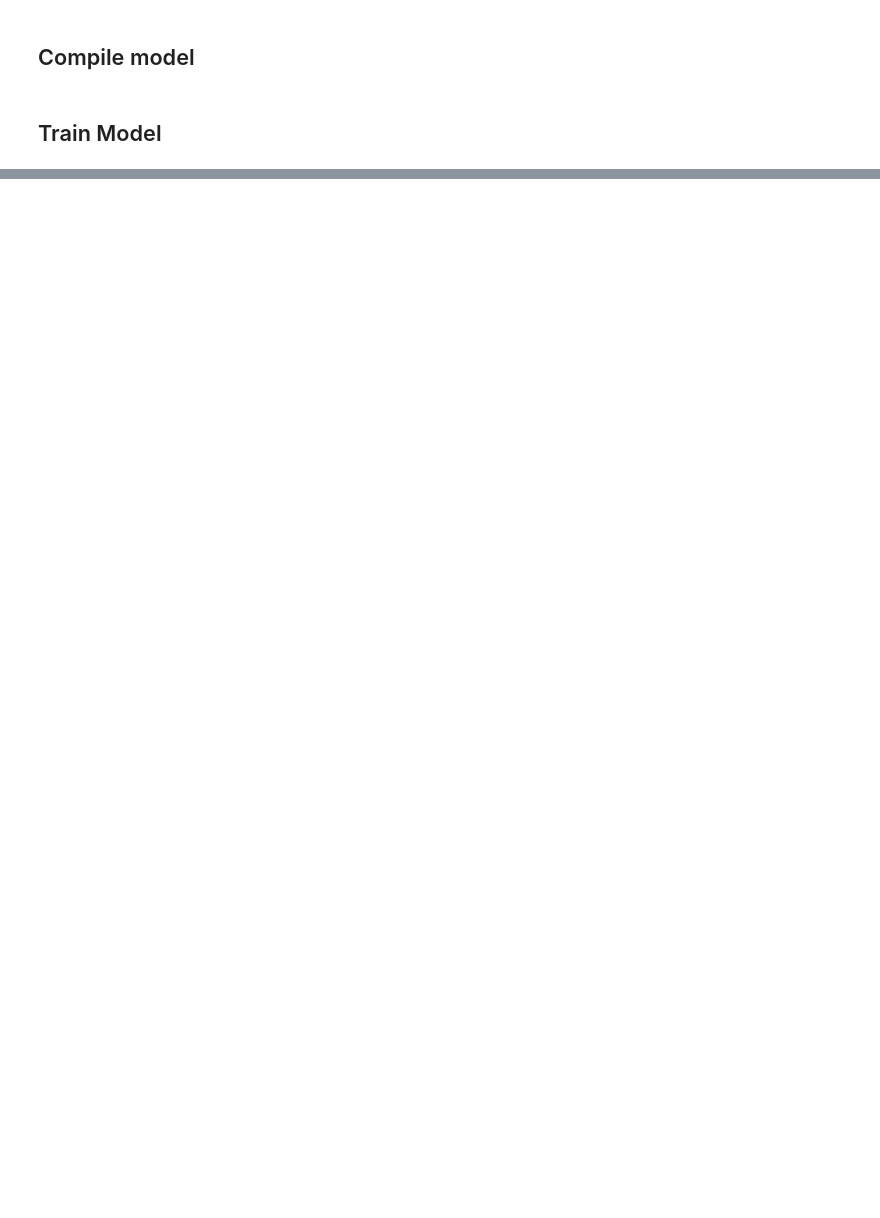
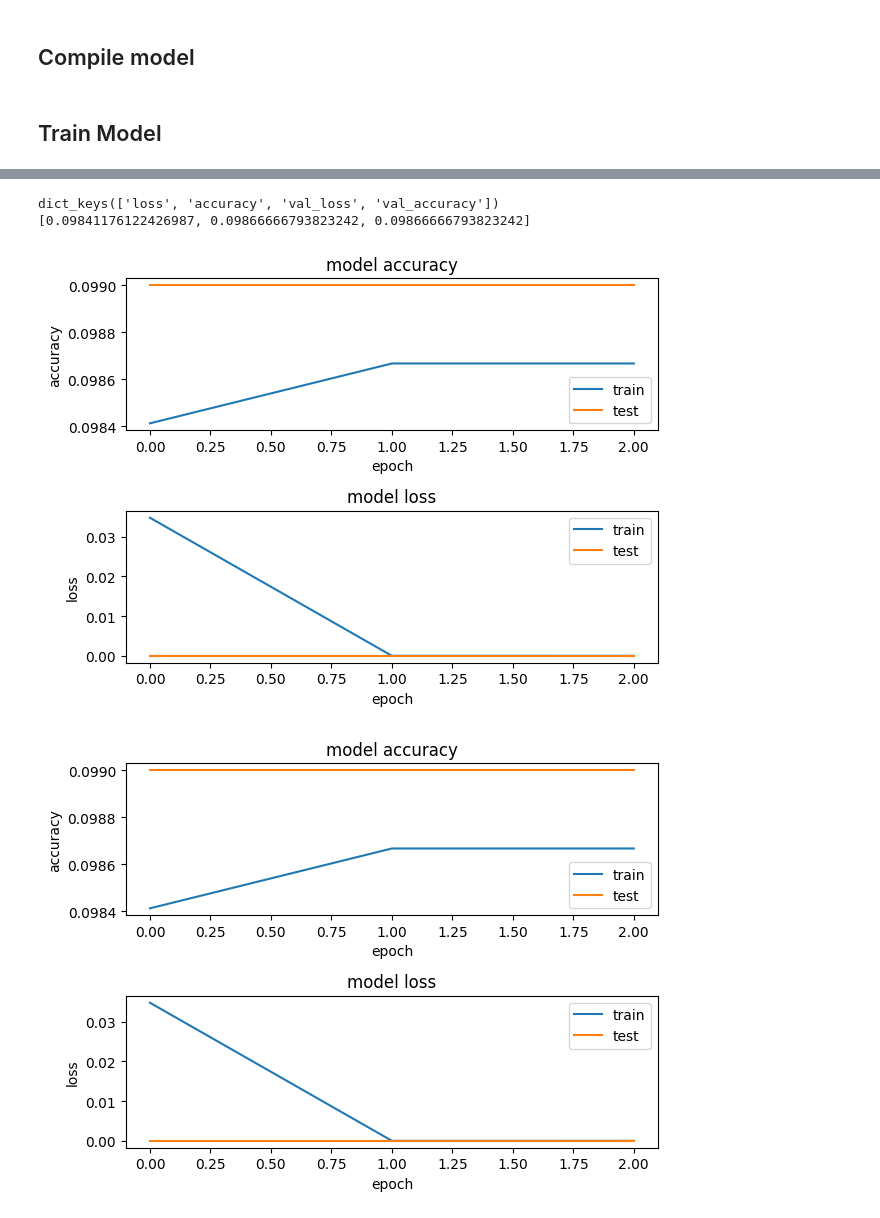
Before and after one commit to AlgorithmsAroundYou/PredictiveAINoteBooks, a Jupyter notebook: tensorflow_keras.ipynb, the cells around one changed output, grey strips where cells are left out. Saved outputs shown, nothing was run; the diff lists cells and outputs as text; code cells hidden in the pictures; blank space fills up the shorter version.

```diff
--- a/tensorflow_keras.ipynb
+++ b/tensorflow_keras.ipynb
@@ -98,11 +104,11 @@ num_classes = 10
 input_shape = (28, 28, 1)
 model = keras.Sequential()
 model.add(keras.layers.Input(shape=input_shape))
+model.add(keras.layers.Conv2D(32, kernel_size=(3, 3), activation="relu"))
+model.add(keras.layers.Conv2D(32, kernel_size=(3, 3), activation="relu"))
+model.add(keras.layers.MaxPooling2D(pool_size=(2, 2)))
 model.add(keras.layers.Conv2D(64, kernel_size=(3, 3), activation="relu"))
 model.add(keras.layers.Conv2D(64, kernel_size=(3, 3), activation="relu"))
-model.add(keras.layers.MaxPooling2D(pool_size=(2, 2)))
-model.add(keras.layers.Conv2D(128, kernel_size=(3, 3), activation="relu"))
-model.add(keras.layers.Conv2D(128, kernel_size=(3, 3), activation="relu"))
 model.add(keras.layers.GlobalAveragePooling2D())
 model.add(keras.layers.Dropout(0.5))
 model.add(keras.layers.Dense(num_classes, activation="softmax"))
@@ -141,12 +140,12 @@ model.compile(loss="sparse_categorical_crossentropy", optimizer="adam", metrics=
 ## Train Model
 # %%
 batch_size = 128
-epochs = 5
+epochs = 10
 
 callbacks = [
     keras.callbacks.ModelCheckpoint(filepath="model_at_epoch_{epoch}.keras"),
     keras.callbacks.EarlyStopping(monitor="val_loss", patience=2),
 ]
 
-model.fit(x_train, y_train, batch_size=batch_size, epochs=epochs, validation_split=0.15, callbacks=callbacks)
+history = model.fit(x_train, y_train, batch_size=batch_size, epochs=epochs, validation_split=0.15, callbacks=callbacks)
 # %% [output]
@@ -158,0 +158,6 @@ Epoch 3/5
+# %%
+print(history.history.keys())
+print(history.history['accuracy'])
+# %% [output]
+dict_keys(['loss', 'accuracy', 'val_loss', 'val_accuracy'])
+[0.09841176122426987, 0.09866666793823242, 0.09866666793823242]
@@ -158,0 +166,27 @@ Epoch 3/5
+# %%
+fig = plt.figure()
+xc = range(epochs)
+plt.subplot(2,1,1)
+plt.plot(history.history['accuracy'])
+plt.plot(history.history['val_accuracy'])
+plt.title('model accuracy')
+plt.ylabel('accuracy')
+plt.xlabel('epoch')
+plt.legend(['train', 'test'], loc='lower right')
+
+plt.subplot(2,1,2)
+plt.plot(history.history['loss'])
+plt.plot(history.history['val_loss'])
+plt.title('model loss')
+plt.ylabel('loss')
+plt.xlabel('epoch')
+plt.legend(['train', 'test'], loc='upper right')
+
+plt.tight_layout()
+
+
+
+fig
+# %% [output]
+[figure, added]
+[figure, added]
```
Also changed, not shown: parts of 13 cells of this notebook.
